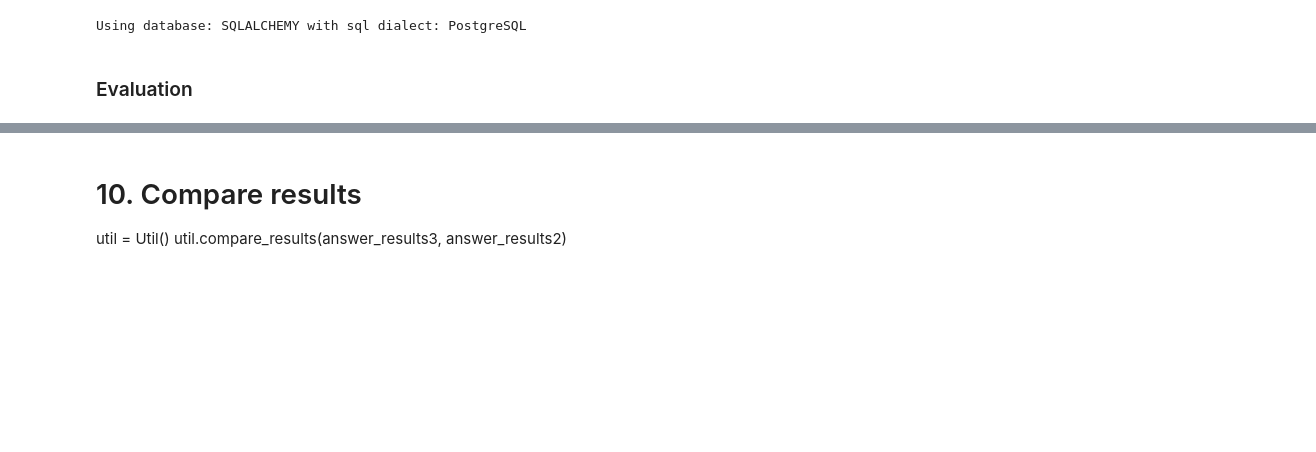
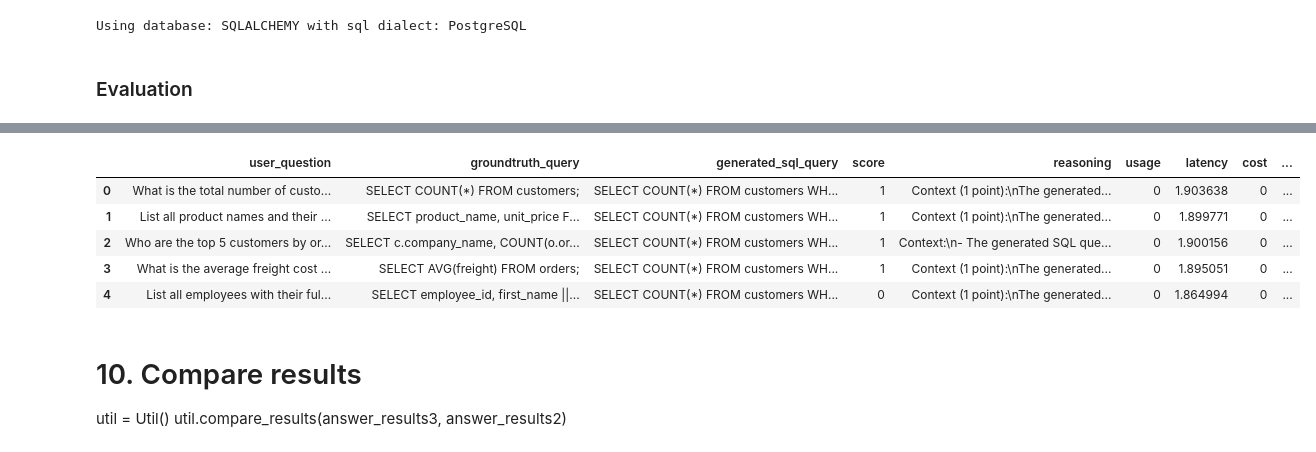
Before and after one commit to fhuthmacher/text-to-sql-workshop, a Jupyter notebook: 4_Eval-Text-to-SQL.ipynb, the cells around one changed output, grey strips where cells are left out. Cells and saved outputs as stored; diff of their text form; code cells hidden in the pictures; blank space fills up the shorter version.

```diff
--- a/4_Eval-Text-to-SQL.ipynb
+++ b/4_Eval-Text-to-SQL.ipynb
@@ -58,12 +43,14 @@ os.environ['REGION'] = os.getenv('REGION')
 os.environ['HF_TOKEN'] = os.getenv('HF_TOKEN')
 os.environ['SQL_DATABASE'] = os.getenv('SQL_DATABASE') # LOCAL, SQLALCHEMY, REDSHIFT
 os.environ['SQL_DIALECT'] = os.getenv('SQL_DIALECT') # SQlite, PostgreSQL
+os.environ['ENDPOINT_NAME'] = os.getenv('ENDPOINT_NAME')
 
 
 REGION = os.environ['REGION']
 HF_TOKEN = os.environ['HF_TOKEN']
 SQL_DATABASE = os.environ['SQL_DATABASE']
 SQL_DIALECT = os.environ['SQL_DIALECT']
+ENDPOINT_NAME = os.environ['ENDPOINT_NAME']
 
 MODEL_ID = "anthropic.claude-3-haiku-20240307-v1:0" #anthropic.claude-3-sonnet-20240229-v1:0" # anthropic.claude-3-haiku-20240307-v1:0 "anthropic.claude-3-5-sonnet-20240620-v1:0" "meta.llama3-1-70b-instruct-v1:0"
 EVAL_MODEL_ID = "anthropic.claude-3-sonnet-20240229-v1:0"
@@ -1211,0 +1326,15 @@ avg of ves_score of zero_shot: 0.5567783791694143
+# %%
+# 9. Run eval with finetuned LLM and zero-shot template
+
+zero_shot_sql_template = """{user_question} \n\n### Context {sql_database_schema}"""
+answer_results3: pd.DataFrame = AnswerTaskRunner(groundtruth_df[:10],
+                 model_id="",
+                 endpoint_name=ENDPOINT_NAME,
+                 max_token_count=512,
+                 eval_model_id=EVAL_MODEL_ID,
+                 sql_database=SQL_DATABASE,
+                 sql_dialect=SQL_DIALECT,
+                 prompt_template=zero_shot_sql_template,
+                 prompt_eval_template=evaluation_template).run()
+
+answer_results3.to_json('./data/zero-shot-finetuned-graded.jsonl', orient='records', lines=True, force_ascii=False, date_format='iso', default_handler=str)
@@ -1212,3 +1359,12 @@ avg of ves_score of zero_shot: 0.5567783791694143
+# %%
+answer_results3.head(5)
+# %% [output]
+|  | user_question | groundtruth_query | generated_sql_query | score | reasoning | usage | latency | cost | ... |
+| 0 | What is the total number of custo... | SELECT COUNT(*) FROM customers; | SELECT COUNT(*) FROM customers WH... | 1 | Context (1 point):\nThe generated... | 0 | 1.903638 | 0 | ... |
+| 1 | List all product names and their ... | SELECT product_name, unit_price F... | SELECT COUNT(*) FROM customers WH... | 1 | Context (1 point):\nThe generated... | 0 | 1.899771 | 0 | ... |
+| 2 | Who are the top 5 customers by or... | SELECT c.company_name, COUNT(o.or... | SELECT COUNT(*) FROM customers WH... | 1 | Context:\n- The generated SQL que... | 0 | 1.900156 | 0 | ... |
+| 3 | What is the average freight cost ... | SELECT AVG(freight) FROM orders; | SELECT COUNT(*) FROM customers WH... | 1 | Context (1 point):\nThe generated... | 0 | 1.895051 | 0 | ... |
+| 4 | List all employees with their ful... | SELECT employee_id, first_name ||... | SELECT COUNT(*) FROM customers WH... | 0 | Context (1 point):\nThe generated... | 0 | 1.864994 | 0 | ... |
 # %% [markdown]
 # 10. Compare results
 util = Util()
```
Also changed, not shown: parts of 12 cells of this notebook, 5 other files.
